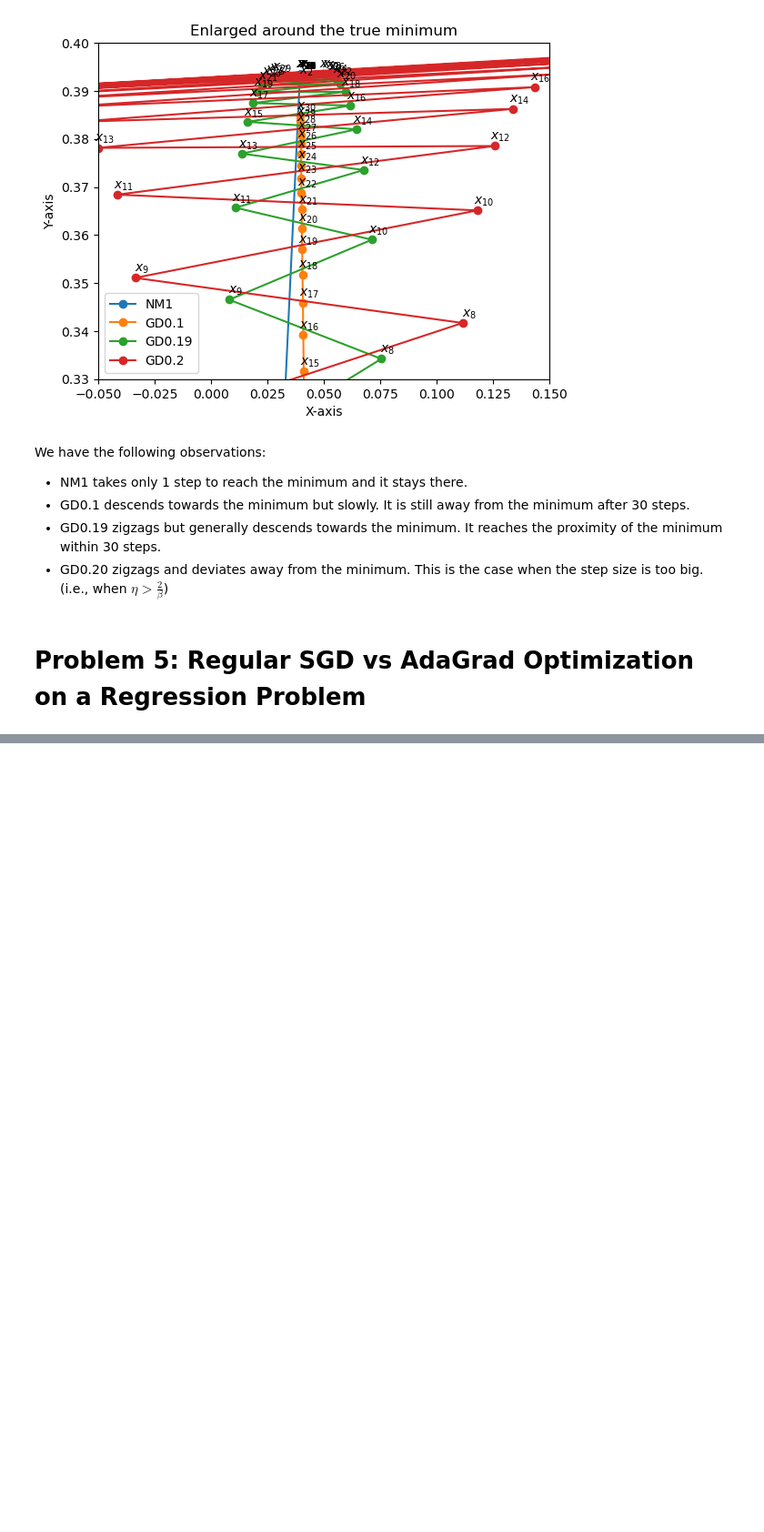
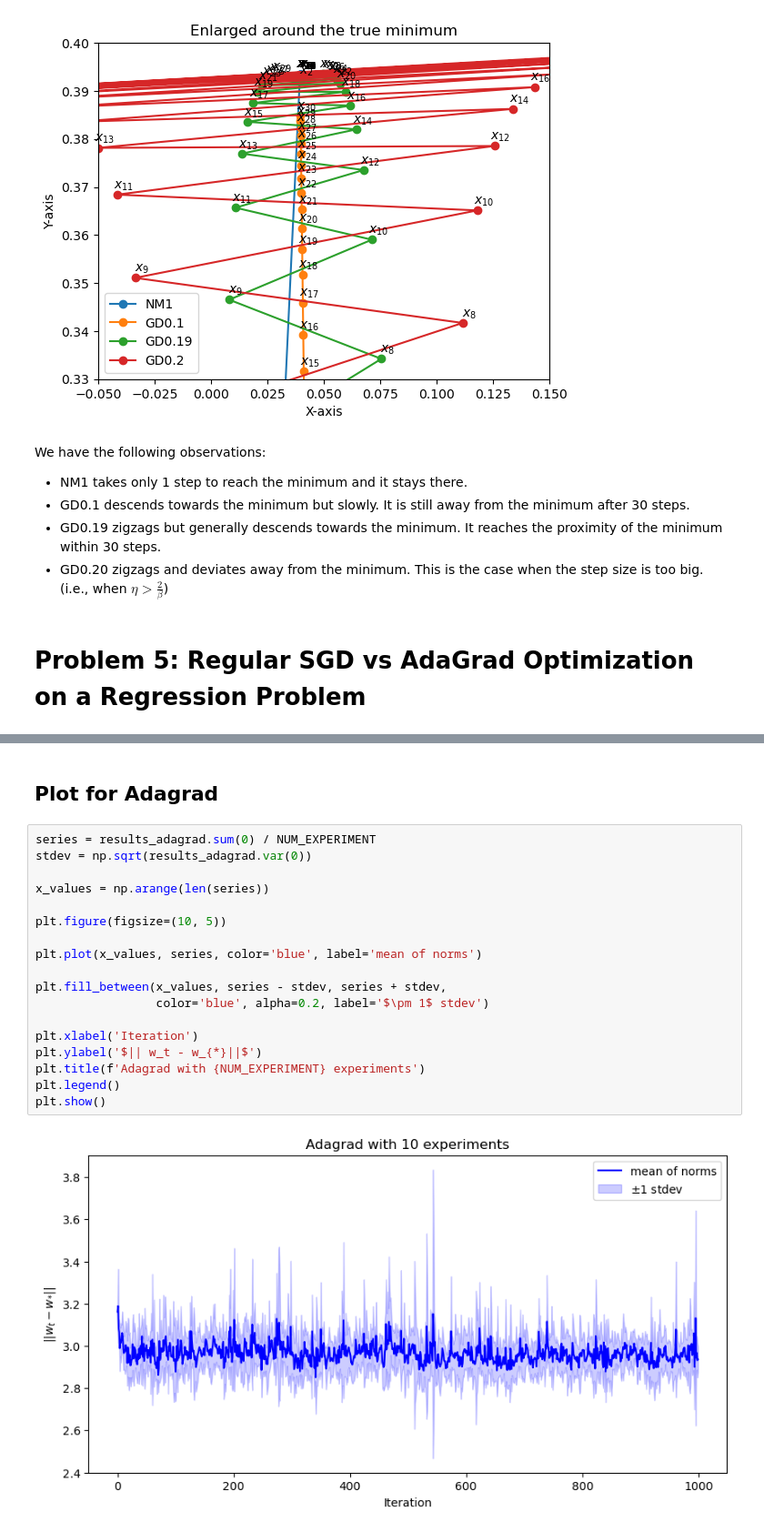
Before and after one commit to the-salty-austin/stat5242, a Jupyter notebook: hw2.ipynb, the cells around one changed output, grey strips where cells are left out. Shown: that part at 91% size. Drawn from its saved outputs; the diff is of its cells as text; blank space fills up the shorter version.

```diff
--- a/hw2.ipynb
+++ b/hw2.ipynb
@@ -155,0 +310,22 @@ def sampler(n):
+# %% [markdown]
+## Plot for Adagrad
+# %%
+series = results_adagrad.sum(0) / NUM_EXPERIMENT
+stdev = np.sqrt(results_adagrad.var(0))
+
+x_values = np.arange(len(series))
+
+plt.figure(figsize=(10, 5))
+
+plt.plot(x_values, series, color='blue', label='mean of norms')
+
+plt.fill_between(x_values, series - stdev, series + stdev,
+                 color='blue', alpha=0.2, label='$\pm 1$ stdev')
+
+plt.xlabel('Iteration')
+plt.ylabel('$|| w_t - w_{*}||$')
+plt.title(f'Adagrad with {NUM_EXPERIMENT} experiments')
+plt.legend()
+plt.show()
+# %% [output]
+[figure, added]
```
Also changed, not shown: parts of 21 cells of this notebook.
